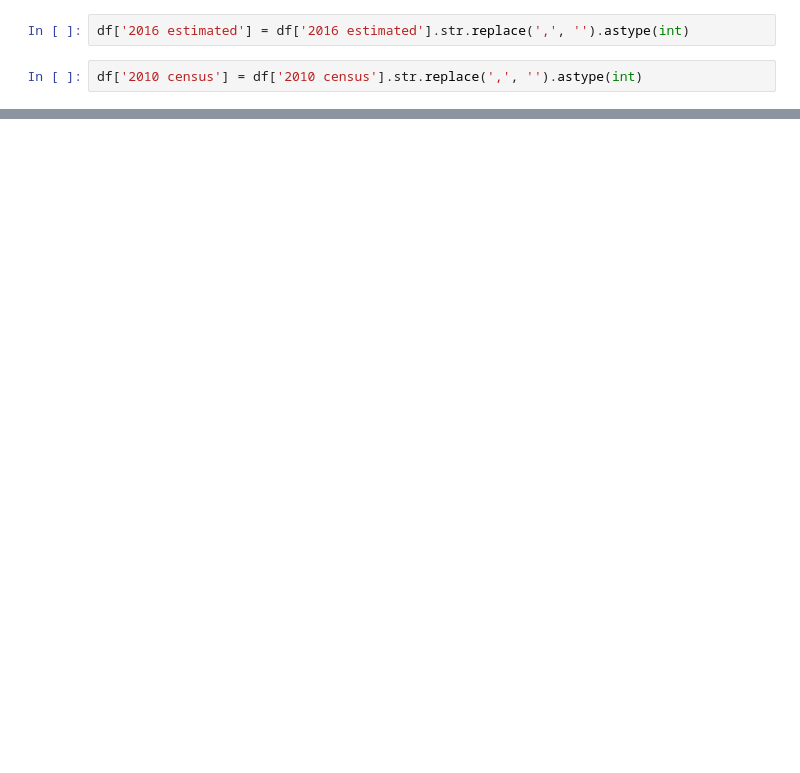
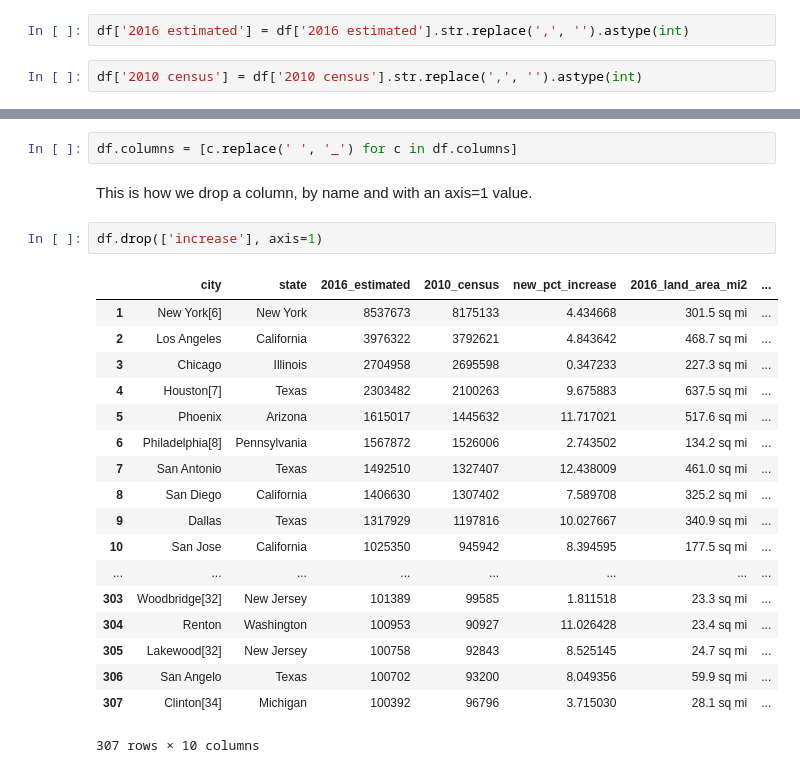
Before and after one commit to PythonTriCities/jupyter_intro, a Jupyter notebook: NotebookOne.ipynb, the cells around one changed output, grey strips where cells are left out. Saved outputs shown, nothing was run; the diff lists cells and outputs as text; blank space fills up the shorter version.

```diff
--- a/NotebookOne.ipynb
+++ b/NotebookOne.ipynb
@@ -74,0 +241,25 @@ df.sort_values(by=['2010 census'], ascending=False)
+# %%
+df.columns = [c.replace(' ', '_') for c in df.columns]
+# %% [markdown]
+This is how we drop a column, by name and with an axis=1 value.
+# %%
+df.drop(['increase'], axis=1)
+# %% [output]
+|  | city | state | 2016_estimated | 2010_census | new_pct_increase | 2016_land_area_mi2 | ... |
+| 1 | New York[6] | New York | 8537673 | 8175133 | 4.434668 | 301.5 sq mi | ... |
+| 2 | Los Angeles | California | 3976322 | 3792621 | 4.843642 | 468.7 sq mi | ... |
+| 3 | Chicago | Illinois | 2704958 | 2695598 | 0.347233 | 227.3 sq mi | ... |
+| 4 | Houston[7] | Texas | 2303482 | 2100263 | 9.675883 | 637.5 sq mi | ... |
+| 5 | Phoenix | Arizona | 1615017 | 1445632 | 11.717021 | 517.6 sq mi | ... |
+| 6 | Philadelphia[8] | Pennsylvania | 1567872 | 1526006 | 2.743502 | 134.2 sq mi | ... |
+| 7 | San Antonio | Texas | 1492510 | 1327407 | 12.438009 | 461.0 sq mi | ... |
+| 8 | San Diego | California | 1406630 | 1307402 | 7.589708 | 325.2 sq mi | ... |
+| 9 | Dallas | Texas | 1317929 | 1197816 | 10.027667 | 340.9 sq mi | ... |
+| 10 | San Jose | California | 1025350 | 945942 | 8.394595 | 177.5 sq mi | ... |
+| ... | ... | ... | ... | ... | ... | ... | ... |
+| 303 | Woodbridge[32] | New Jersey | 101389 | 99585 | 1.811518 | 23.3 sq mi | ... |
+| 304 | Renton | Washington | 100953 | 90927 | 11.026428 | 23.4 sq mi | ... |
+| 305 | Lakewood[32] | New Jersey | 100758 | 92843 | 8.525145 | 24.7 sq mi | ... |
+| 306 | San Angelo | Texas | 100702 | 93200 | 8.049356 | 59.9 sq mi | ... |
+| 307 | Clinton[34] | Michigan | 100392 | 96796 | 3.715030 | 28.1 sq mi | ... |
+307 rows × 10 columns
```
Also changed, not shown: parts of 30 cells of this notebook, 1 other file.
